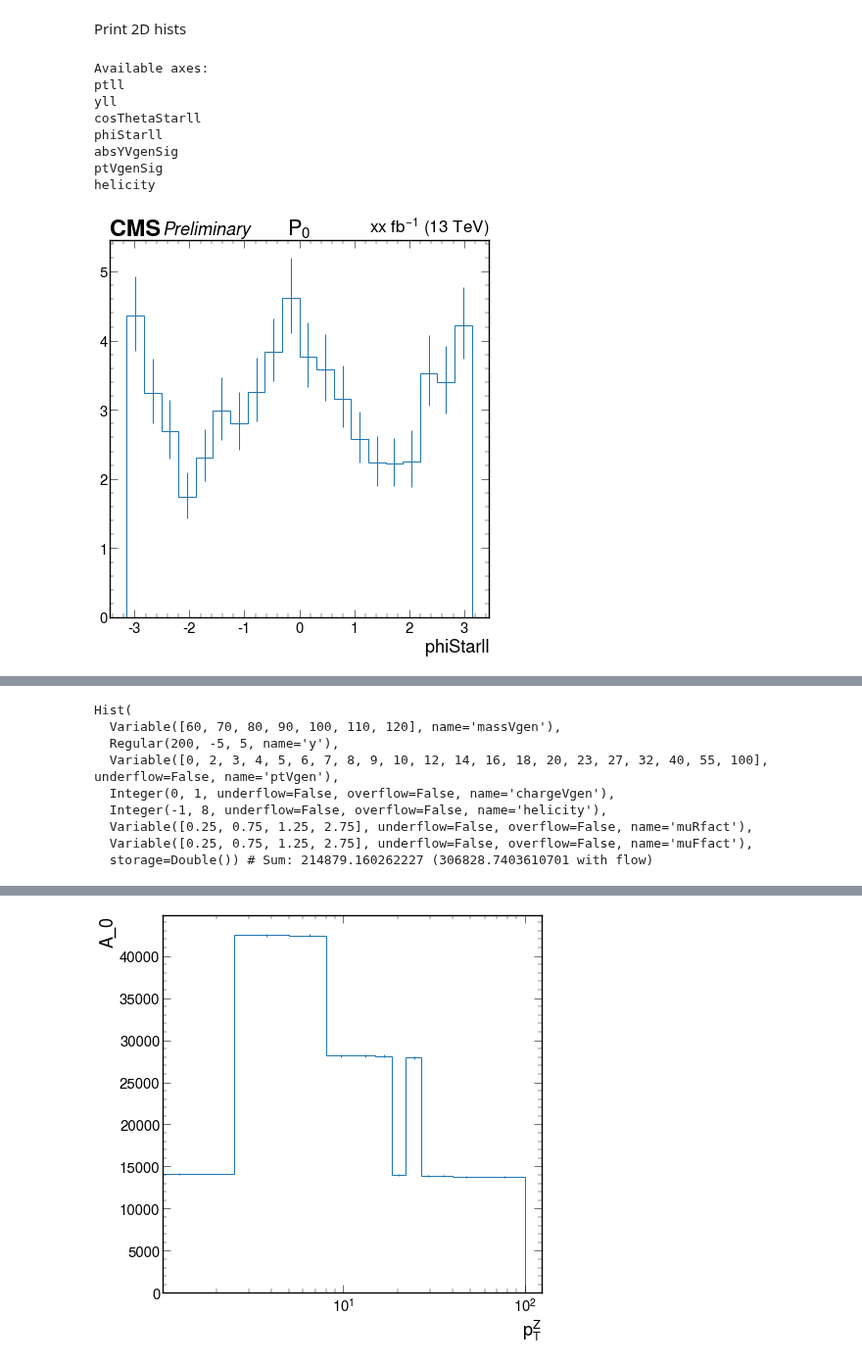
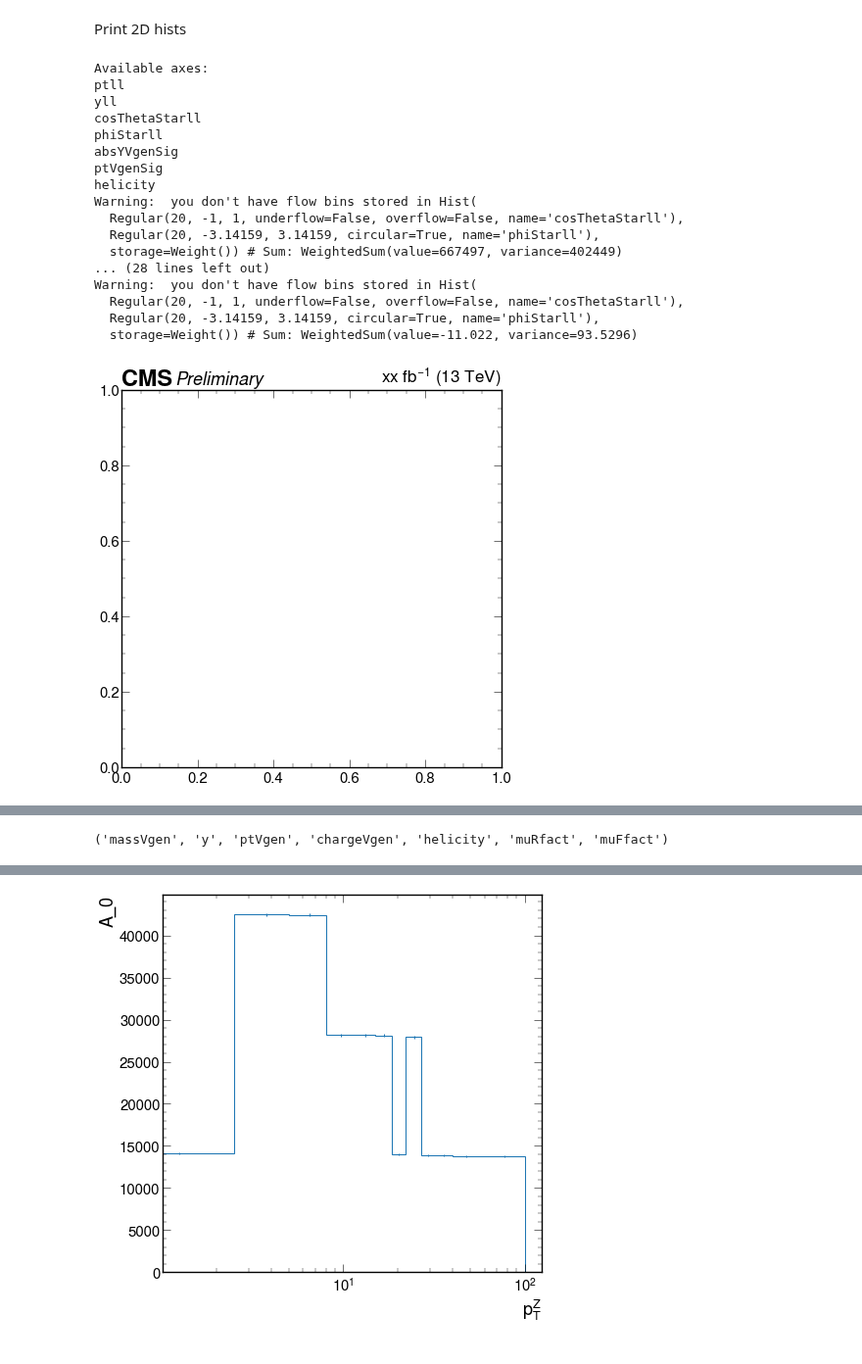
Before and after one commit to lucalavezzo/WRemnants, a Jupyter notebook: notebooks/explore_HDF5.ipynb, the cells around one changed output, grey strips where cells are left out. Shown at 98% size. Cells and saved outputs as stored; diff of their text form; code cells hidden in the pictures.

```diff
--- a/notebooks/explore_HDF5.ipynb
+++ b/notebooks/explore_HDF5.ipynb
@@ -26,7 +26,7 @@ Welcome to JupyROOT 6.28/02
 # %% [markdown]
 Parameters
 # %%
-INPUT_FILE = '/data/submit/cms/store/user/lavezzo/ZBosonAnalysis/TheoryAgnostic/01_09_2023__19_05_05/mz_dilepton.hdf5'
+INPUT_FILE = '/data/submit/cms/store/user/lavezzo/ZBosonAnalysis//TheoryAgnostic/28_09_2023__10_31_20/mz_dilepton.hdf5'
 LUMI = 'xx'
 # %% [markdown]
 Looking at the contents of the hdf5 file
@@ -96,22 +113,36 @@ Print 2D hists
 # %%
 h = results['ZmumuPostVFP']['output']['nominal'].get()
 
 print("Available axes:")
 for ax in h.axes:
     print(ax.name)
 
 hep.cms.label(llabel='Preliminary',data=False, lumi=LUMI)
-for hel in range(8):
-    _ = hep.histplot(h[::sum,::sum,::sum,:,::sum, 0j:11j:sum, hel])
-    plt.title("$P_{}$".format(hel))
-    plt.show()
+for hel in range(len(h.axes[-1])):
+    fig = plt.figure()
+    ax = fig.subplots()
+    _ = hep.hist2dplot(h[::sum,::sum,:,:,::sum, ::sum, hel], ax=ax)
+    hep.cms.label(llabel='Preliminary',data=False, lumi=LUMI, ax=ax)
+    ax.set_title("$P_{}$".format(hel-1)) if hel != 0 else  plt.title("$UL$")
+    ax.set_xlabel(r"$\cos\theta_{CS}$")
+    ax.set_ylabel(r"$\phi_{CS}$")
+    fig.show()
 # %% [output]
 Available axes:
 ptll
 yll
 cosThetaStarll
 phiStarll
 absYVgenSig
 ptVgenSig
 helicity
+Warning:  you don't have flow bins stored in Hist(
+  Regular(20, -1, 1, underflow=False, overflow=False, name='cosThetaStarll'),
+  Regular(20, -3.14159, 3.14159, circular=True, name='phiStarll'),
+  storage=Weight()) # Sum: WeightedSum(value=667497, variance=402449)
+... (28 lines left out)
+Warning:  you don't have flow bins stored in Hist(
+  Regular(20, -1, 1, underflow=False, overflow=False, name='cosThetaStarll'),
+  Regular(20, -3.14159, 3.14159, circular=True, name='phiStarll'),
+  storage=Weight()) # Sum: WeightedSum(value=-11.022, variance=93.5296)
-[figure, old version]
+[figure, new version]
@@ -139,12 +166,7 @@ corrh_noerrs.values(flow=True)[...] = corrh.values(flow=True)
+# %%
+h.axes.name
+# %% [output]
+('massVgen', 'y', 'ptVgen', 'chargeVgen', 'helicity', 'muRfact', 'muFfact')
 # %%
-out['Z']
+pre = theory_tools.moments_to_angular_coeffs(h.project('massVgen', 'y', 'ptVgen', 'chargeVgen', 'helicity'), sumW2 = False).values()
+post = theory_tools.moments_to_angular_coeffs(h, sumW2 = False).project('massVgen', 'y', 'ptVgen', 'chargeVgen', 'helicity').values()
-# %% [output]
-Hist(
-  Variable([60, 70, 80, 90, 100, 110, 120], name='massVgen'),
-  Regular(200, -5, 5, name='y'),
-  Variable([0, 2, 3, 4, 5, 6, 7, 8, 9, 10, 12, 14, 16, 18, 20, 23, 27, 32, 40, 55, 100], underflow=False, name='ptVgen'),
-  Integer(0, 1, underflow=False, overflow=False, name='chargeVgen'),
-  Integer(-1, 8, underflow=False, overflow=False, name='helicity'),
-  Variable([0.25, 0.75, 1.25, 2.75], underflow=False, overflow=False, name='muRfact'),
-  Variable([0.25, 0.75, 1.25, 2.75], underflow=False, overflow=False, name='muFfact'),
-  storage=Double()) # Sum: 214879.160262227 (306828.7403610701 with flow)
```
Also changed, not shown: parts of 10 cells of this notebook, 26 other files.
